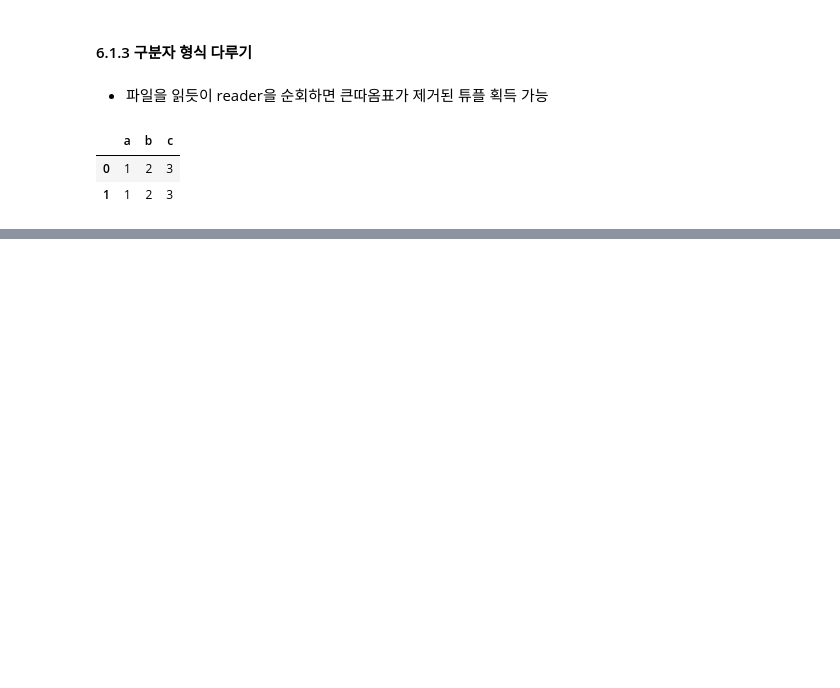
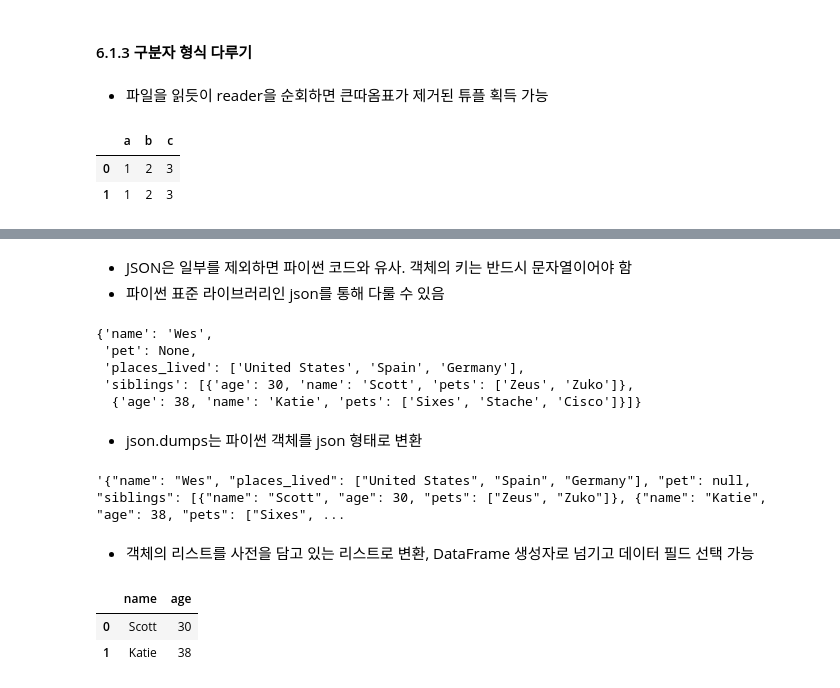
Before and after one commit to helloKH/Psypy, a Jupyter notebook: Psypy_Data Load & Preparations(Chapter 6 ~7).ipynb, the cells around one changed output, grey strips where cells are left out. Saved outputs shown, nothing was run; the diff lists cells and outputs as text; code cells hidden in the pictures; blank space fills up the shorter version.

```diff
--- a/Psypy_Data Load & Preparations(Chapter 6 ~7).ipynb
+++ b/Psypy_Data Load & Preparations(Chapter 6 ~7).ipynb
@@ -356,0 +387,40 @@ data
+# %%
+#예시
+obj = """
+{"name": "Wes",
+ "places_lived": ["United States", "Spain", "Germany"],
+ "pet": null,
+ "siblings": [{"name": "Scott", "age": 30, "pets": ["Zeus", "Zuko"]},
+              {"name": "Katie", "age": 38,
+               "pets": ["Sixes", "Stache", "Cisco"]}]
+}
+"""
+# %% [markdown]
+- JSON은 일부를 제외하면 파이썬 코드와 유사. 객체의 키는 반드시 문자열이어야 함
+- 파이썬 표준 라이브러리인 json를 통해 다룰 수 있음
+# %%
+import json
+result = json.loads(obj)
+result
+# %% [output]
+{'name': 'Wes',
+ 'pet': None,
+ 'places_lived': ['United States', 'Spain', 'Germany'],
+ 'siblings': [{'age': 30, 'name': 'Scott', 'pets': ['Zeus', 'Zuko']},
+  {'age': 38, 'name': 'Katie', 'pets': ['Sixes', 'Stache', 'Cisco']}]}
+# %% [markdown]
+- json.dumps는 파이썬 객체를 json 형태로 변환
+# %%
+asjson = json.dumps(result)
+asjson
+# %% [output]
+'{"name": "Wes", "places_lived": ["United States", "Spain", "Germany"], "pet": null, "siblings": [{"name": "Scott", "age": 30, "pets": ["Zeus", "Zuko"]}, {"name": "Katie", "age": 38, "pets": ["Sixes", ...
+# %% [markdown]
+- 객체의 리스트를 사전을 담고 있는 리스트로 변환, DataFrame 생성자로 넘기고 데이터 필드 선택 가능
+# %%
+siblings = pd.DataFrame(result['siblings'], columns = ['name', 'age'])
+siblings
+# %% [output]
+|  | name | age |
+| 0 | Scott | 30 |
+| 1 | Katie | 38 |
```
Also changed, not shown: parts of 18 cells of this notebook.
